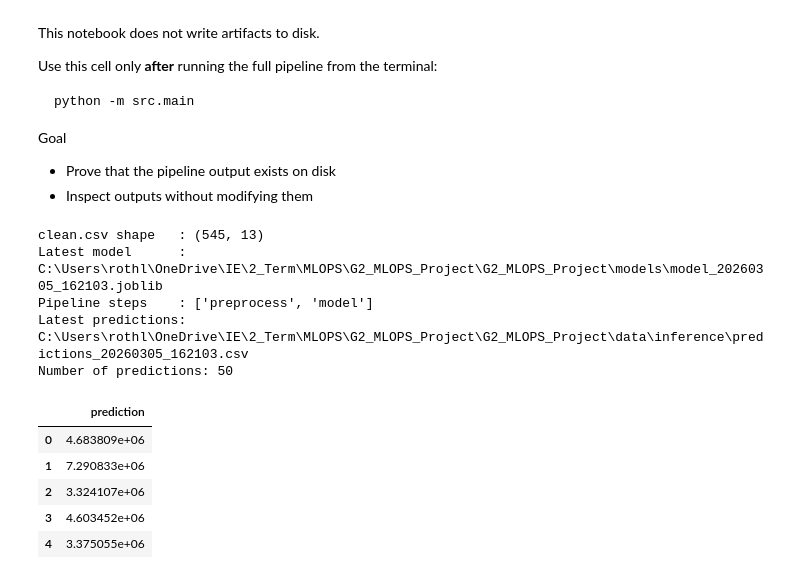
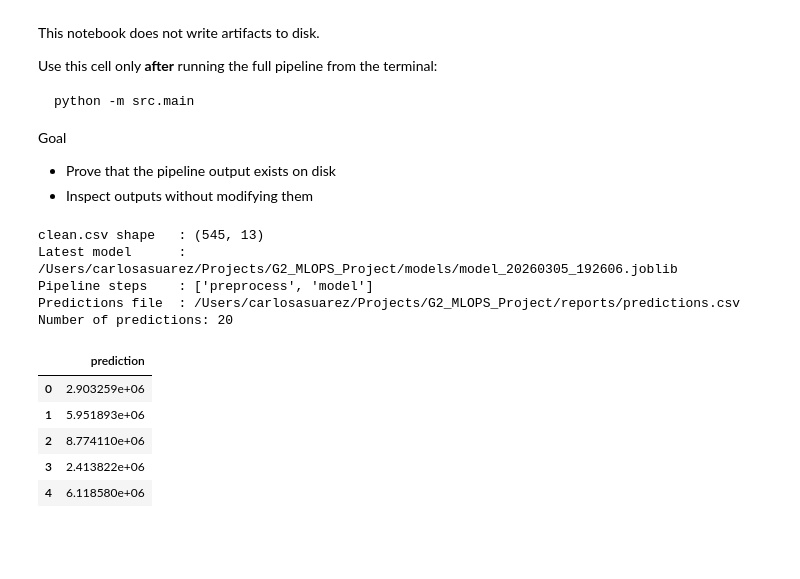
Before and after one commit to robsrot/G2_MLOPS_Project, a Jupyter notebook: notebooks/HousingPricePrediction_modular.ipynb, the cells around one changed output. Saved outputs shown, nothing was run; the diff lists cells and outputs as text; code cells hidden in the pictures; blank space fills up the shorter version.

```diff
--- a/notebooks/HousingPricePrediction_modular.ipynb
+++ b/notebooks/HousingPricePrediction_modular.ipynb
@@ -482,42 +509,43 @@ Goal
 # %%
 from src.utils import load_model
 import glob
 
-CLEAN_DATA_PATH = PROCESSED_DIR / "clean.csv"
+CLEAN_DATA_PATH = PROCESSED_PATH
 
-# Find the most recent model and prediction files
-model_files = sorted(glob.glob(str(MODELS_DIR / "model_*.joblib")))
-pred_files  = sorted(glob.glob(str(INFERENCE_DIR / "predictions_*.csv")))
+# Find model and prediction artifacts using config paths
+model_files = sorted(glob.glob(str(MODELS_DIR / "model*.joblib")))
+prediction_file = PREDICTIONS_PATH
 
 try:
     clean_from_disk = pd.read_csv(CLEAN_DATA_PATH)
     print("clean.csv shape   :", clean_from_disk.shape)
 except FileNotFoundError:
-    print("clean.csv not found — run main.py first")
+    print("clean.csv not found - run main.py first")
 
 if model_files:
-    model_from_disk = load_model(model_files[-1])
-    print("Latest model      :", model_files[-1])
+    latest_model_path = model_files[-1]
+    model_from_disk = load_model(latest_model_path)
+    print("Latest model      :", latest_model_path)
     print("Pipeline steps    :", [s[0] for s in model_from_disk.steps])
 else:
-    print("No model files found — run main.py first")
+    print("No model files found - run main.py first")
 
-if pred_files:
-    preds_from_disk = pd.read_csv(pred_files[-1])
-    print("Latest predictions:", pred_files[-1])
+if prediction_file.exists():
+    preds_from_disk = pd.read_csv(prediction_file)
+    print("Predictions file  :", prediction_file)
     print("Number of predictions:", len(preds_from_disk))
     display(preds_from_disk.head())
 else:
-    print("No prediction files found — run main.py first")
+    print(f"Predictions file not found at {prediction_file} - run main.py first")
 # %% [output]
 clean.csv shape   : (545, 13)
-Latest model      : C:\Users\rothl\OneDrive\IE\2_Term\MLOPS\G2_MLOPS_Project\G2_MLOPS_Project\models\model_20260305_162103.joblib
+Latest model      : /Users/carlosasuarez/Projects/G2_MLOPS_Project/models/model_20260305_192606.joblib
 Pipeline steps    : ['preprocess', 'model']
-Latest predictions: C:\Users\rothl\OneDrive\IE\2_Term\MLOPS\G2_MLOPS_Project\G2_MLOPS_Project\data\inference\predictions_20260305_162103.csv
-Number of predictions: 50
+Predictions file  : /Users/carlosasuarez/Projects/G2_MLOPS_Project/reports/predictions.csv
+Number of predictions: 20
 |  | prediction |
-| 0 | 4.683809e+06 |
-| 1 | 7.290833e+06 |
-| 2 | 3.324107e+06 |
-| 3 | 4.603452e+06 |
-| 4 | 3.375055e+06 |
+| 0 | 2.903259e+06 |
+| 1 | 5.951893e+06 |
+| 2 | 8.774110e+06 |
+| 3 | 2.413822e+06 |
+| 4 | 6.118580e+06 |
```
Also changed, not shown: parts of 17 cells of this notebook.
